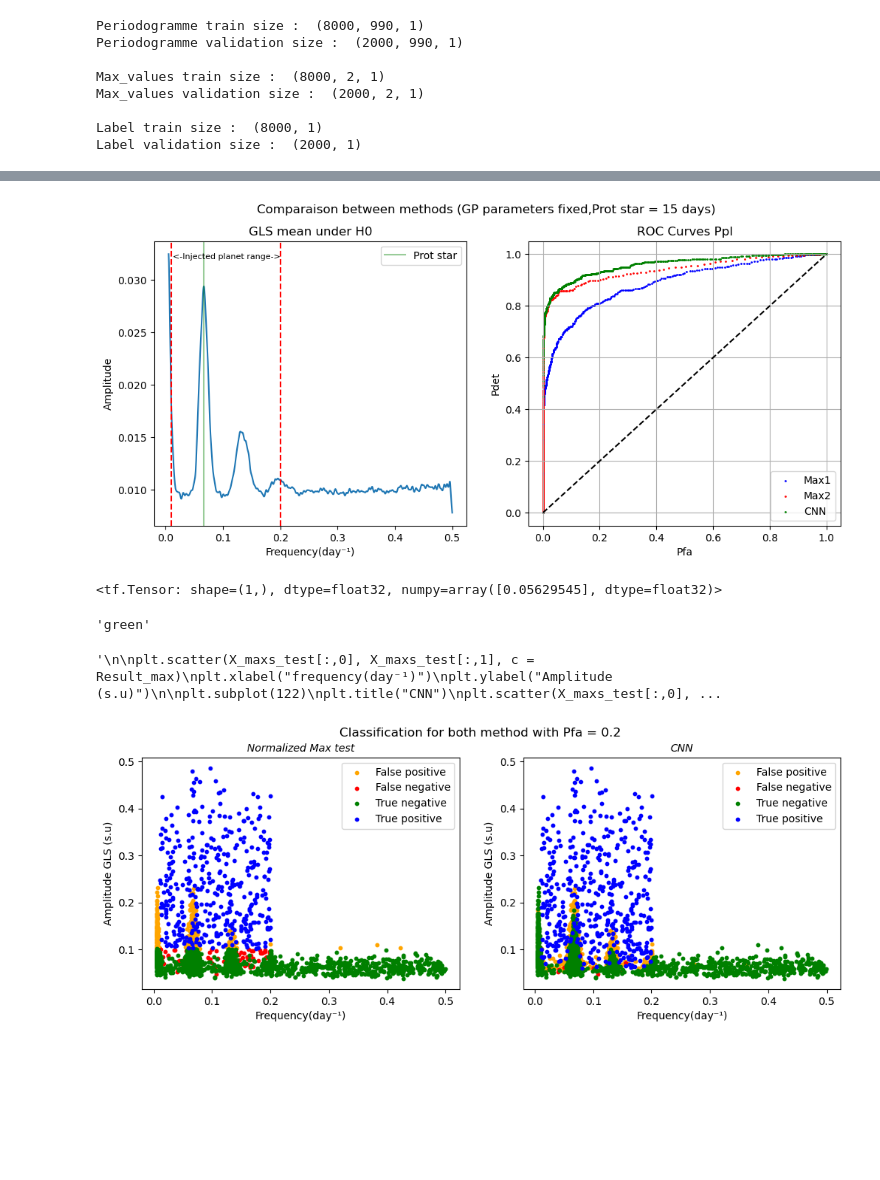
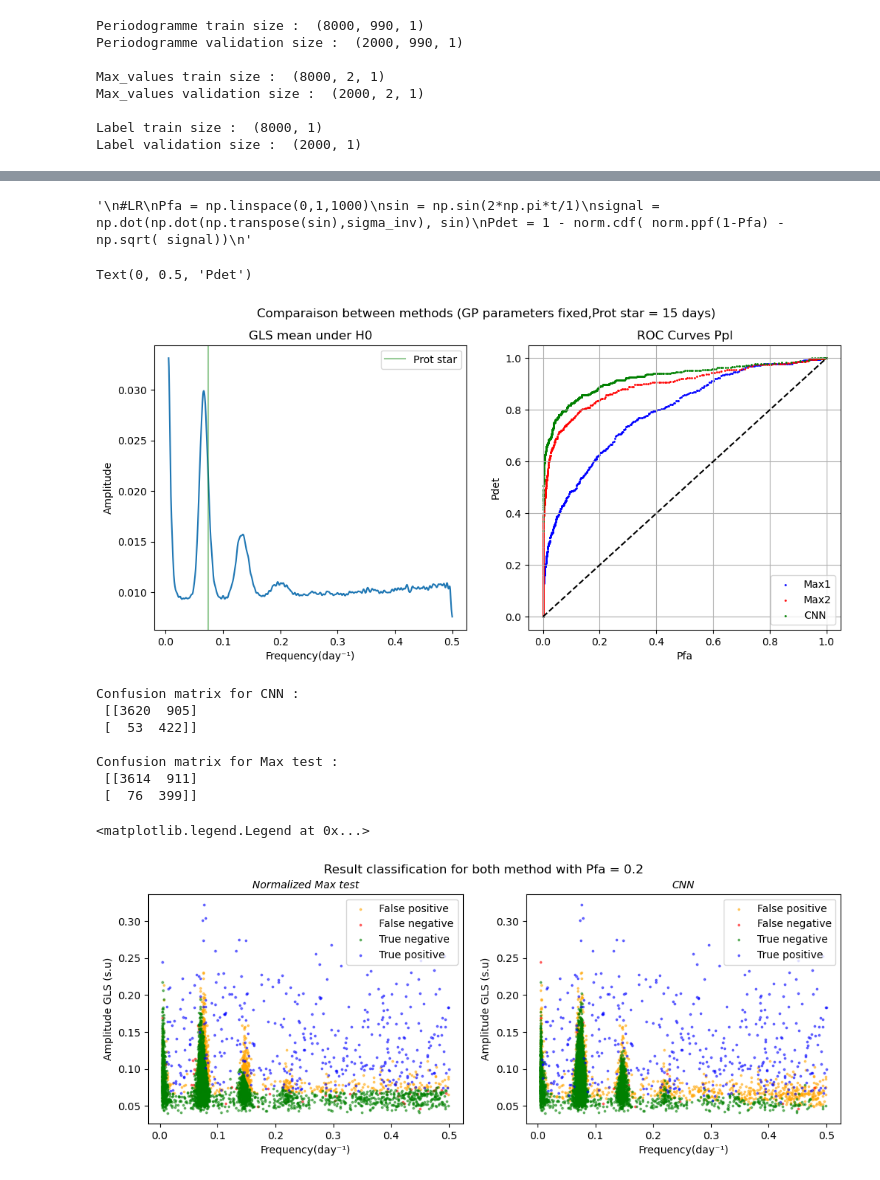
Before and after one commit to hugokerino/Stage_R-V, a Jupyter notebook: tests_max.ipynb, the cells around one changed output, grey strips where cells are left out. Drawn from its saved outputs; the diff is of its cells as text; code cells hidden in the pictures; blank space fills up the shorter version.

Commit message:
Tests max update

```diff
--- a/tests_max.ipynb
+++ b/tests_max.ipynb
@@ -1022,19 +462,19 @@ Text(0.5, 0, 'Epochs')
 # %%
 #Data test
-N_test = 3000
+N_test = 5000
 
 GLS_test, Maxs_test, Label_test = np.zeros((N_test, freq.shape[0])), np.zeros((N_test,2)), np.zeros(N_test)
 
 for i in range(round(N_test/2)):
-    Ppl= 1/random.uniform(0.01,0.2)
-    A = loguniform.rvs(0.1, 5)
+    Ppl= 1/random.uniform(0.001,0.5)
+    A = loguniform.rvs(0.1, 3)
     T0 = random.uniform(0,Ppl)
     params_pl = [Ppl,A,T0]
-    GLS_test[i,:], Maxs_test[i,:], Label_test[i] = generate_data(t,dt,Ttot,freq,params_gp,params_gr, params_pl,1)
+    GLS_test[i,:], Maxs_test[i,:], Label_test[i], y_i = generate_data(t,dt,Ttot,freq,params_gp,params_gr, params_pl,1)
 
 
 for i in range(round(N_test/2),N_test):
-    GLS_test[i,:], Maxs_test[i,:], Label_test[i] = generate_data(t,dt,Ttot,freq,params_gp,params_gr, [0,0,0],0)
+    GLS_test[i,:], Maxs_test[i,:], Label_test[i], y_i = generate_data(t,dt,Ttot,freq,params_gp,params_gr, [0,0,0],0)
 # %%
 #Data test
 #shuffle
@@ -1074,13 +523,25 @@ y_pred_cnn =  model.predict( x =[X_GLS_test, X_maxs_test])
+# %%
+"""
+#LR
+Pfa = np.linspace(0,1,1000)
+sin = np.sin(2*np.pi*t/1)
+signal = np.dot(np.dot(np.transpose(sin),sigma_inv), sin)
+Pdet = 1 - norm.cdf( norm.ppf(1-Pfa) - np.sqrt( signal))
+"""
+# %% [output]
+'\n#LR\nPfa = np.linspace(0,1,1000)\nsin = np.sin(2*np.pi*t/1)\nsignal = np.dot(np.dot(np.transpose(sin),sigma_inv), sin)\nPdet = 1 - norm.cdf( norm.ppf(1-Pfa) - np.sqrt( signal))\n'
 # %%
 #Comparaison between cnn and max test normalized by h0 distribution on fixed GP parameters data
 N = 1000
 
 threshold_max1 = np.linspace(np.min(Maxs1),np.max(Maxs1),N)
 threshold_max2 = np.linspace(np.min(Maxs2),np.max(Maxs2),N)
+threshold_max2_b = np.linspace(np.min(Maxs2_bis),np.max(Maxs2_bis),N)
 threshold_cnn = np.linspace(np.min(y_pred_cnn),np.max(y_pred_cnn),N)
 
 Pdet1, Pfa1 = np.zeros(N), np.zeros(N)
 Pdet2, Pfa2 = np.zeros(N), np.zeros(N)
+Pdet2_b, Pfa2_b = np.zeros(N), np.zeros(N)
 Pdetcnn, Pfacnn = np.zeros(N), np.zeros(N)
 
 for i in range(N):
@@ -1091,6 +552,12 @@ for i in range(N):
     y_seuil = np.where(Maxs2 > threshold_max2[i],1,0)
     p,r,f,m = evaluate(y_seuil,Y_test)
     Pdet2[i], Pfa2[i] = m[1,1]/(m[1,1]+m[1,0]), m[0,1]/(m[0,0]+m[0,1])
+
+    """
+    y_seuil = np.where(Maxs2_bis > threshold_max2_b[i],1,0)
+    p,r,f,m = evaluate(y_seuil,Y_test)
+    Pdet2_b[i], Pfa2_b[i] = m[1,1]/(m[1,1]+m[1,0]), m[0,1]/(m[0,0]+m[0,1])
+    """
 
     y_seuil = np.where(y_pred_cnn > threshold_cnn[i],1,0)
     p,r,f,m = evaluate(y_seuil,Y_test)
@@ -1103,10 +570,10 @@ plt.suptitle("Comparaison between methods (GP parameters fixed,Prot star = 15 da
 plt.subplot(121)
 plt.title("GLS mean under H0")
 plt.plot(freq,GLS_mean_H0)
-plt.axvline(x = 0.01, color = 'r', linestyle='dashed')
-plt.axvline(x = 0.2 , color = 'r', linestyle='dashed')
+#plt.axvline(x = 0.001, color = 'r', linestyle='dashed')
+#plt.axvline(x = 0.5 , color = 'r', linestyle='dashed')
 plt.axvline(x = 1/Prot ,color = 'g', alpha = 0.4, label = 'Prot star'), plt.legend()
-plt.text(0.012,0.032,'<-Injected planet range->',fontsize=8)
+#plt.text(0.012,0.032,'<-Injected planet range->',fontsize=8)
 plt.xlabel("Frequency(day⁻¹)")
 plt.ylabel("Amplitude")
 
@@ -1114,23 +581,38 @@ plt.subplot(122)
 plt.title("ROC Curves Ppl")
 plt.scatter(Pfa1, Pdet1, label='Max1', s=1, c='b'),plt.legend()
 plt.scatter(Pfa2, Pdet2, label='Max2', s=1, c='r'),plt.legend()
+#plt.scatter(Pfa2_b, Pdet2_b, label='Max2', s=1, c='orange'),plt.legend()
 plt.scatter(Pfacnn, Pdetcnn, label='CNN', s=1, c='g'),plt.legend()
 plt.plot(np.linspace(0,1,N),np.linspace(0,1,N), '--', c='black')
+#plt.plot(Pfa, Pdet, label='LR', c='black'),plt.legend()
 plt.grid()
 plt.xlabel("Pfa")
 plt.ylabel("Pdet")
-plt.savefig("./../Result/ROC_comparaison.png")
+#plt.savefig("./../Result/ROC_comparaison.png")
 # %% [output]
+Text(0, 0.5, 'Pdet')
-[figure, old version]
+[figure, new version]
 # %%
 # Threshold for Pfa = 0.2
-s_cnn = threshold_cnn[np.argmin( np.abs(Pfacnn-0.2) )]
+Pfa_target = 0.2
+
+s_cnn = threshold_cnn[np.argmin( np.abs(Pfacnn-Pfa_target) )]
 y_cnn = np.where(y_pred_cnn > s_cnn,1,0)
 p,r,f,m_cnn = evaluate(y_cnn,Y_test)
+print("Confusion matrix for CNN :\n",m_cnn)
 
-s_max = threshold_max1[np.argmin( np.abs(Pfa1-0.2) )]
-y_max = np.where(Maxs1 > s_max,1,0)
+s_max = threshold_max2[np.argmin( np.abs(Pfa2-Pfa_target) )]
+y_max = np.where(Maxs2 > s_max,1,0)
 p,r,f,m_max = evaluate(y_max,Y_test)
+print("\nConfusion matrix for Max test :\n",m_max)
+# %% [output]
+Confusion matrix for CNN :
+ [[3620  905]
+ [  53  422]]
+
+Confusion matrix for Max test :
+ [[3614  911]
+ [  76  399]]
 # %%
 Result_cnn, Result_max = np.zeros(N_test),np.zeros(N_test)
 
@@ -1154,36 +636,28 @@ for i in range(N_test):
-# %%
- X_maxs_test[0][1]
-# %% [output]
-<tf.Tensor: shape=(1,), dtype=float32, numpy=array([0.05629545], dtype=float32)>
-# %%
-colors[0]
-# %% [output]
-'green'
 # %%
 colors = {0:'green', 1:'blue', -1:'Red', -2:'Orange'}
 labels = {0:'True negative', 1:'True positive', -1:'False negative', -2:'False positive'}
 
 fig, (ax1,ax2) = plt.subplots(1,2, figsize=(12, 4))
 fig.suptitle('Result classification for both method with Pfa = 0.2')
 
 ax1.set_title('Normalized Max test', loc='center', fontstyle='oblique', fontsize='medium')
 ax1.set_xlabel("Frequency(day⁻¹)")
 ax1.set_ylabel("Amplitude GLS (s.u)")
 for g in np.unique(Result_max):
     ix = np.where(Result_max == g)
-    ax1.scatter(X_maxs_test.numpy()[ix,0], X_maxs_test.numpy()[ix,1], c = colors[g], label = labels[g], s = 10)
+    ax1.scatter(X_maxs_test.numpy()[ix,0], X_maxs_test.numpy()[ix,1], c = colors[g], label = labels[g], s = 3,alpha = 0.5)
 ax1.legend()
 
 ax2.set_title('CNN', loc='center', fontstyle='oblique', fontsize='medium')
 ax2.set_xlabel("Frequency(day⁻¹)")
 ax2.set_ylabel("Amplitude GLS (s.u)")
 for g in np.unique(Result_cnn):
     ix = np.where(Result_cnn == g)
-    ax2.scatter(X_maxs_test.numpy()[ix,0], X_maxs_test.numpy()[ix,1], c = colors[g], label = labels[g], s = 10)
+    ax2.scatter(X_maxs_test.numpy()[ix,0], X_maxs_test.numpy()[ix,1], c = colors[g], label = labels[g], s = 3, alpha = 0.5)
 ax2.legend()
 # %% [output]
-'\n\nplt.scatter(X_maxs_test[:,0], X_maxs_test[:,1], c = Result_max)\nplt.xlabel("frequency(day⁻¹)")\nplt.ylabel("Amplitude (s.u)")\n\nplt.subplot(122)\nplt.title("CNN")\nplt.scatter(X_maxs_test[:,0], ...
+<matplotlib.legend.Legend at 0x...>
-[figure, old version]
+[figure, new version]
 # %%
 colors_c = {0:'red', 1:'green'}
 labels_c = {0:'Negative prediction', 1:'Positive prediction'}
```
Also changed, not shown: parts of 48 cells of this notebook.
